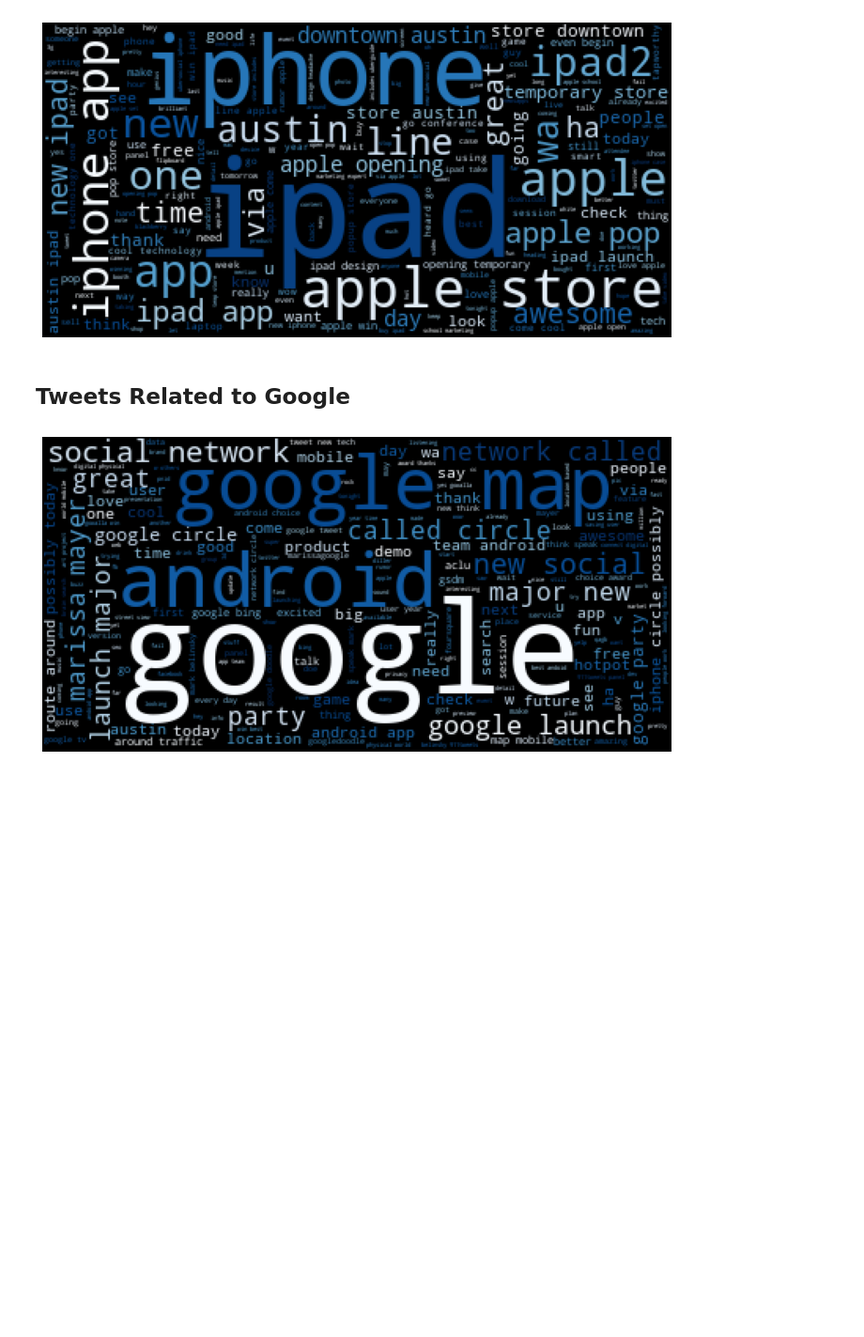
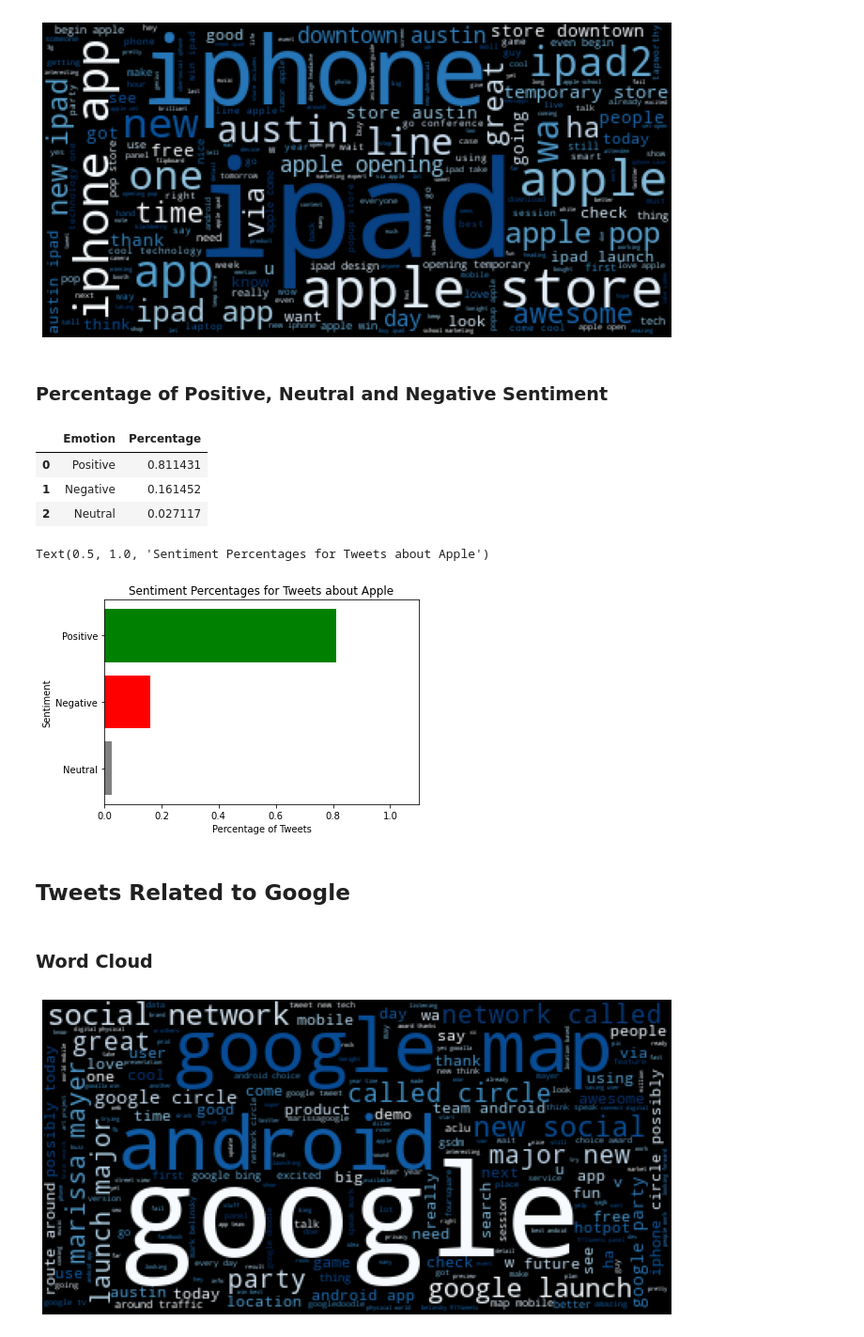
Before and after one commit to ebtezcan/Apple-Google-NLP-Analysis, a Jupyter notebook: index_OSEMN_plus_mvp.ipynb, the cells around one changed output. Shown at 94% size. Cells and saved outputs as stored; diff of their text form; code cells hidden in the pictures; blank space fills up the shorter version.

```diff
--- a/index_OSEMN_plus_mvp.ipynb
+++ b/index_OSEMN_plus_mvp.ipynb
@@ -712,6 +739,28 @@ tokens_apple_ls = remove_stop(tokens_apple_lemm, stop_list = stop_lst)
 generate_wordcloud(tokens_apple_ls, colormap='Blues', collocations=True)
 # %% [output]
 [figure]
+# %% [markdown]
+### Percentage of Positive, Neutral and Negative Sentiment
+# %%
+df_apple_sentiment = pd.DataFrame(df_apple['Emotion'].value_counts(normalize=True)).reset_index()
+df_apple_sentiment.columns=['Emotion', 'Percentage']
+display(df_apple_sentiment)
+df_apple_sentiment.sort_values('Percentage', ascending=True, inplace=True)
+# %% [output]
+|  | Emotion | Percentage |
+| 0 | Positive | 0.811431 |
+| 1 | Negative | 0.161452 |
+| 2 | Neutral | 0.027117 |
+# %%
+fig, ax = plt.subplots()
+ax.barh(df_apple_sentiment['Emotion'], df_apple_sentiment['Percentage'], color=['Grey', 'Red', 'Green'])
+ax.set_xlim(0, 1.1)
+ax.set_xlabel('Percentage of Tweets')
+ax.set_ylabel('Sentiment')
+ax.set_title('Sentiment Percentages for Tweets about Apple')
+# %% [output]
+Text(0.5, 1.0, 'Sentiment Percentages for Tweets about Apple')
+[figure, added]
 # %% [markdown]
 ## Tweets Related to Google
 # %%
@@ -724,6 +773,8 @@ tokens_google = tokenize_tweets(corpus_google)
 tokens_google_lemm = lemmatize_tokens(tokens_google)
 #remove stop words & punctuation using the same stop words list
 tokens_google_ls = remove_stop(tokens_google_lemm, stop_list = stop_lst)
+# %% [markdown]
+### Word Cloud
 # %%
 #generating word cloud for negative tweets
 generate_wordcloud(tokens_google_ls, colormap='Blues', collocations=True)
```
Also changed, not shown: parts of 12 cells of this notebook.
